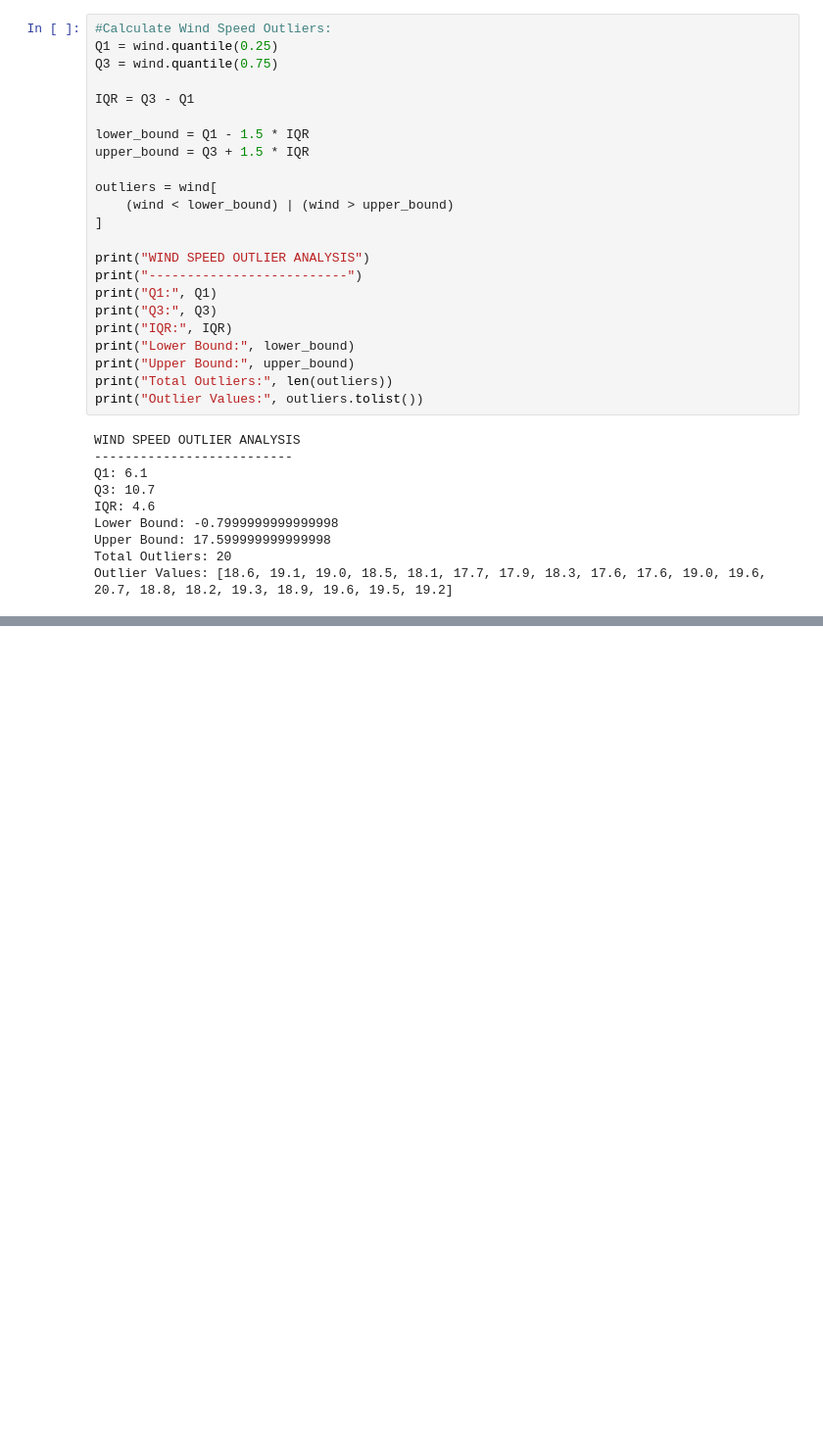
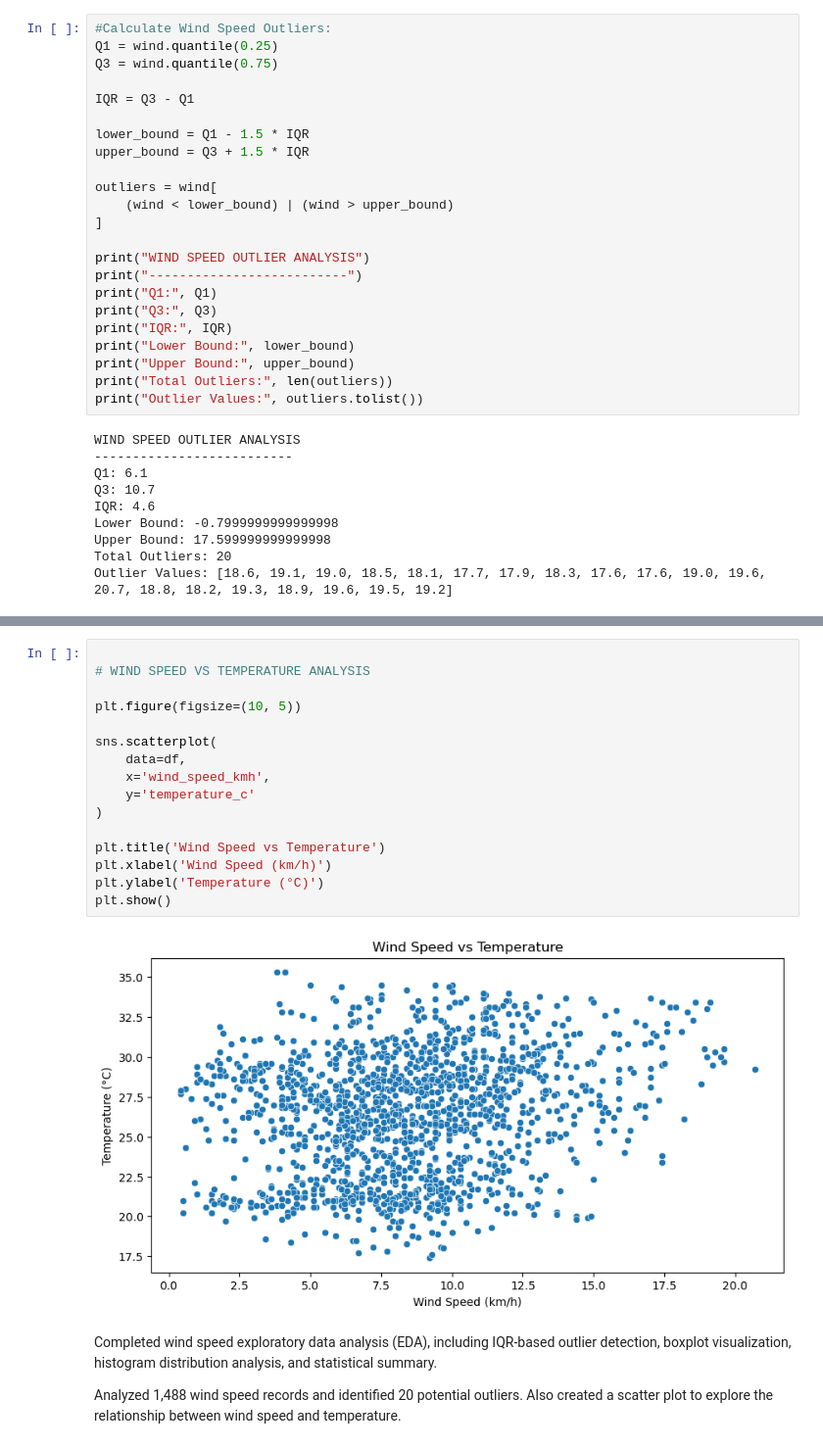
Before and after one commit to shabaz-syed/AtomSync-MicroClimate-Analaytics, a Jupyter notebook: Notebooks/01_data_understanding.ipynb, the cells around one changed output, grey strips where cells are left out. Shown at 98% size. Saved outputs shown, nothing was run; the diff lists cells and outputs as text; blank space fills up the shorter version.

```diff
--- a/Notebooks/01_data_understanding.ipynb
+++ b/Notebooks/01_data_understanding.ipynb
@@ -990,0 +1082,22 @@ Outlier Values: [18.6, 19.1, 19.0, 18.5, 18.1, 17.7, 17.9, 18.3, 17.6, 17.6, 19.
+# %%
+
+# WIND SPEED VS TEMPERATURE ANALYSIS
+
+plt.figure(figsize=(10, 5))
+
+sns.scatterplot(
+    data=df,
+    x='wind_speed_kmh',
+    y='temperature_c'
+)
+
+plt.title('Wind Speed vs Temperature')
+plt.xlabel('Wind Speed (km/h)')
+plt.ylabel('Temperature (°C)')
+plt.show()
+# %% [output]
+[figure, added]
+# %% [markdown]
+Completed wind speed exploratory data analysis (EDA), including IQR-based outlier detection, boxplot visualization, histogram distribution analysis, and statistical summary.
+
+Analyzed 1,488 wind speed records and identified 20 potential outliers. Also created a scatter plot to explore the relationship between wind speed and temperature.
```
Also changed, not shown: parts of 6 cells of this notebook.
